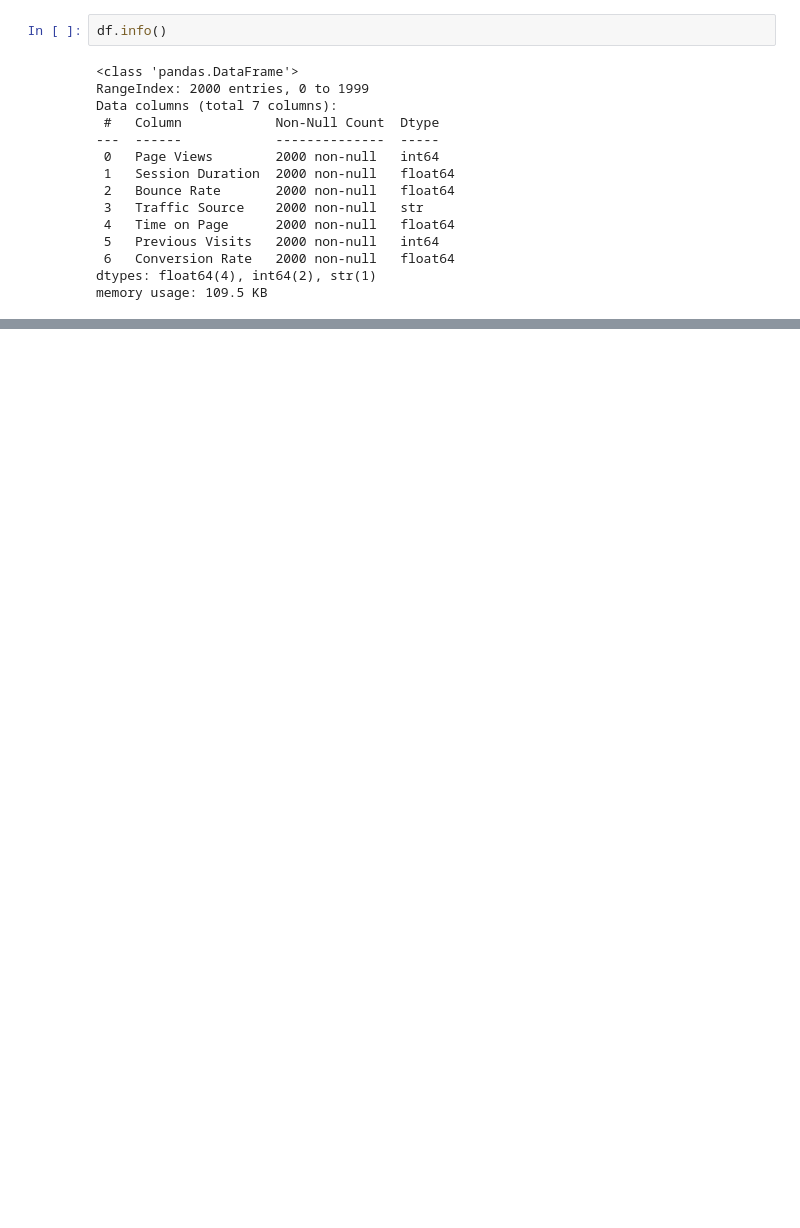
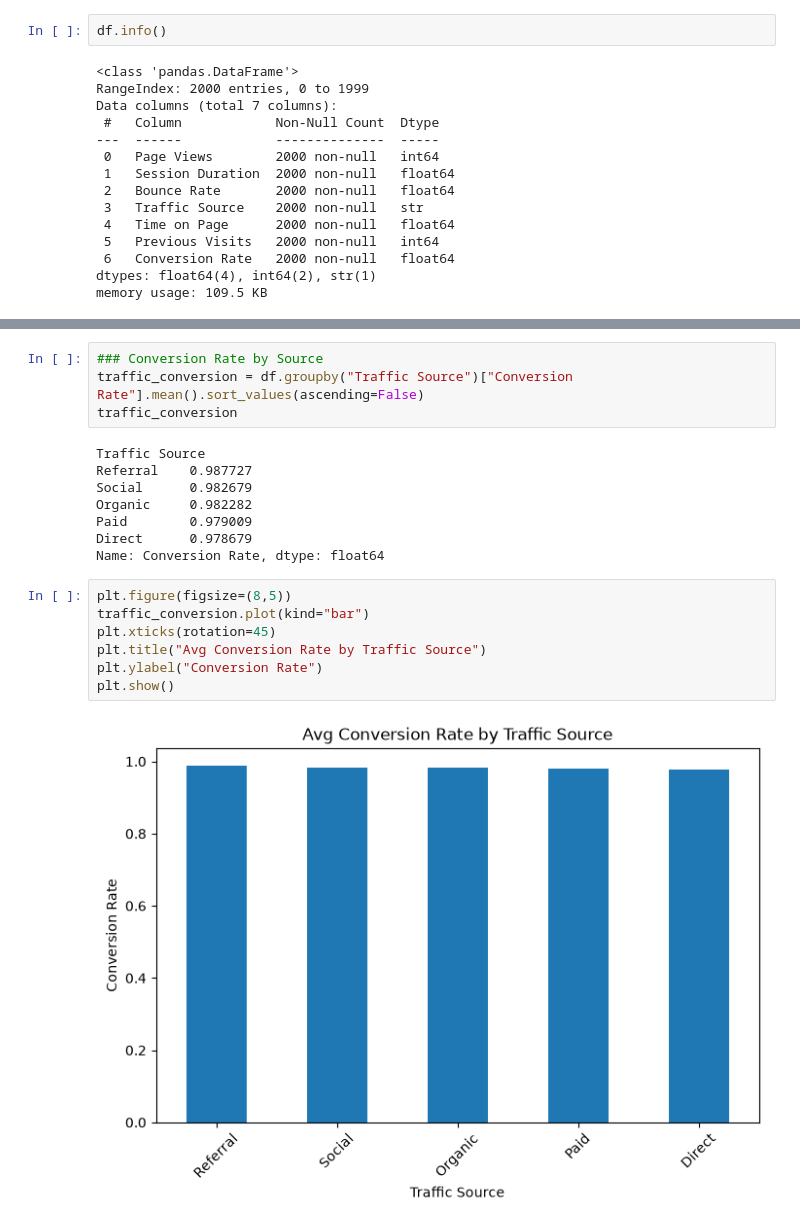
Before and after one commit to abdullah-butt-dev/website-traffic-analysis-dashboard, a Jupyter notebook: notebooks/traffic_analysis.ipynb, the cells around one changed output, grey strips where cells are left out. Drawn from its saved outputs; the diff is of its cells as text; blank space fills up the shorter version.

```diff
--- a/notebooks/traffic_analysis.ipynb
+++ b/notebooks/traffic_analysis.ipynb
@@ -107,0 +93,21 @@ sns.histplot(df["Time on Page"])
+# %%
+### Conversion Rate by Source
+traffic_conversion = df.groupby("Traffic Source")["Conversion Rate"].mean().sort_values(ascending=False)
+traffic_conversion
+# %% [output]
+Traffic Source
+Referral    0.987727
+Social      0.982679
+Organic     0.982282
+Paid        0.979009
+Direct      0.978679
+Name: Conversion Rate, dtype: float64
+# %%
+plt.figure(figsize=(8,5))
+traffic_conversion.plot(kind="bar")
+plt.xticks(rotation=45)
+plt.title("Avg Conversion Rate by Traffic Source")
+plt.ylabel("Conversion Rate")
+plt.show()
+# %% [output]
+[figure, added]
```
Also changed, not shown: parts of 30 cells of this notebook, 8 other files.
